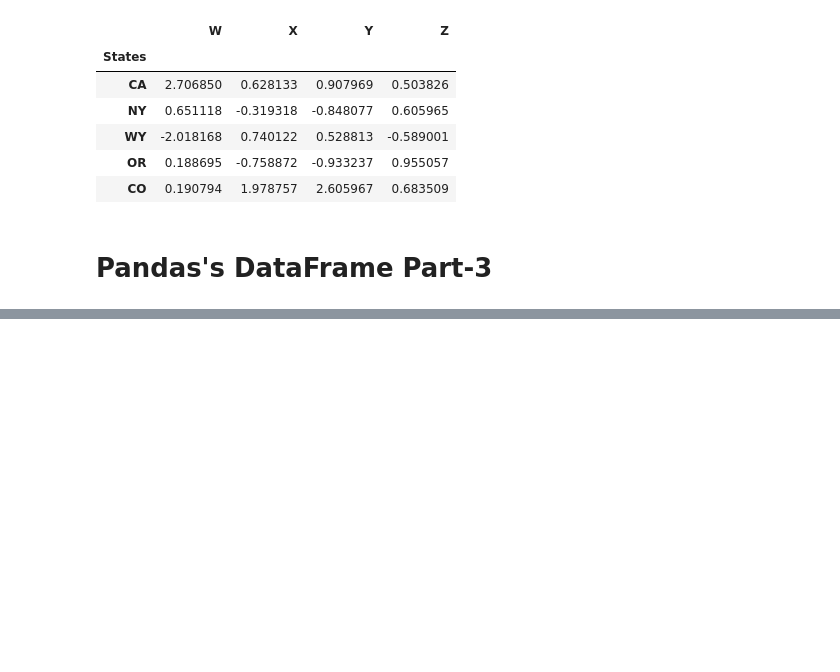
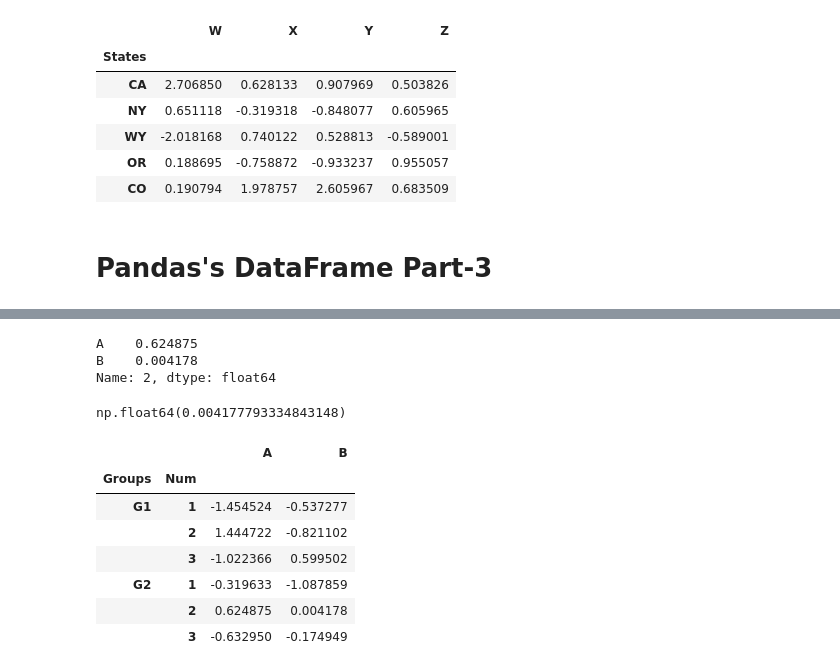
Before and after one commit to Sayeed843/Python-for-DS-ML, a Jupyter notebook: Python for Data Analysis - Pandas/pandas-overview.ipynb, the cells around one changed output, grey strips where cells are left out. Drawn from its saved outputs; the diff is of its cells as text; code cells hidden in the pictures; blank space fills up the shorter version.

```diff
--- a/Python for Data Analysis - Pandas/pandas-overview.ipynb
+++ b/Python for Data Analysis - Pandas/pandas-overview.ipynb
@@ -504,0 +590,21 @@ df.set_index('States') # For permanent use inplace=True
+# %%
+df.loc['G2'].loc[2]
+# %% [output]
+A    0.624875
+B    0.004178
+Name: 2, dtype: float64
+# %%
+df.loc['G2'].loc[2]['B']
+# %% [output]
+np.float64(0.004177793334843148)
+# %%
+df
+# %% [output]
+|  |  | A | B |
+| Groups | Num |  |  |
+| G1 | 1 | -1.454524 | -0.537277 |
+|  | 2 | 1.444722 | -0.821102 |
+|  | 3 | -1.022366 | 0.599502 |
+| G2 | 1 | -0.319633 | -1.087859 |
+|  | 2 | 0.624875 | 0.004178 |
+|  | 3 | -0.632950 | -0.174949 |
```
Also changed, not shown: parts of 17 cells of this notebook.
